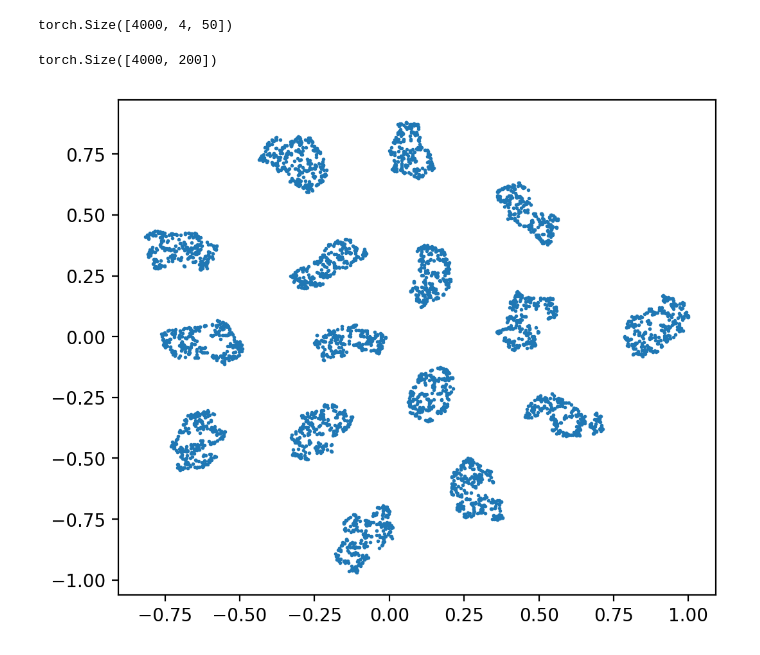
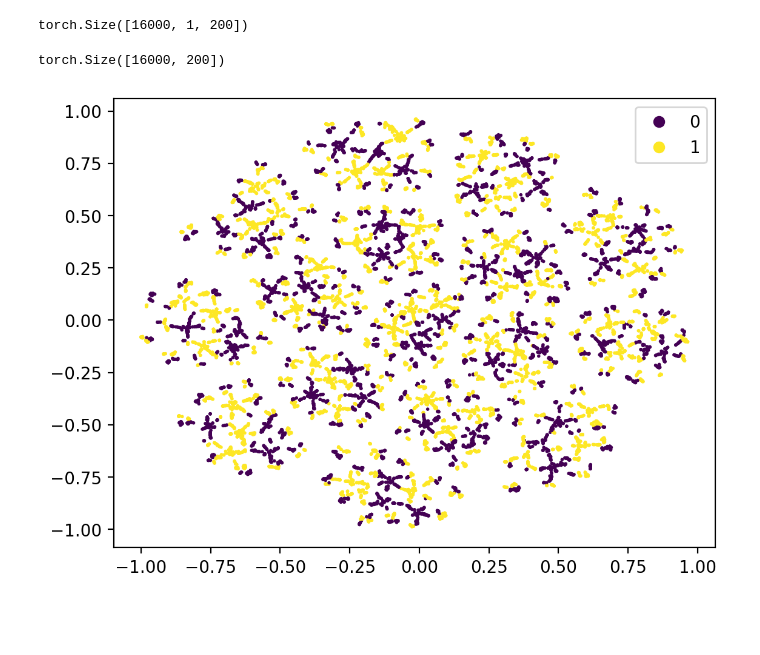
Before and after one commit to agwaBom/towards_moe, a Jupyter notebook: viz_data_tsne.ipynb, the cells around one changed output. Cells and saved outputs as stored; diff of their text form; code cells hidden in the pictures; blank space fills up the shorter version.

```diff
--- a/viz_data_tsne.ipynb
+++ b/viz_data_tsne.ipynb
@@ -2,14 +2,17 @@
 import torch
 import numpy as np
 from sklearn.manifold import TSNE
-# %%
-cluster_all = torch.load('./cluster_all_data.pt')
-print(cluster_all.shape)
-# %% [output]
-torch.Size([4000, 4, 50])
+# %%
+#cluster_all = torch.load('./dataset/cluster_all_data.pt')
+#cluster_all_label = torch.load('./dataset/cluster_all_label.pt')
+cluster_all = torch.load('./dataset/s1_data/train_data.pt')
+cluster_all_label = torch.load('./dataset/s1_data/train_labels.pt')
+print(cluster_all.shape)
+# %% [output]
+torch.Size([16000, 1, 200])
 # %%
 a_cluster_all = torch.flatten(cluster_all, start_dim=1)
 a_cluster_all.shape
 # %% [output]
-torch.Size([4000, 200])
+torch.Size([16000, 200])
 # %%
@@ -20,8 +23,9 @@ X_2d = X_2d/np.max(np.abs(X_2d))
 # %%
 from matplotlib import pyplot as plt
 
-plt.figure(figsize=(6, 5), dpi=200)
-plt.scatter(X_2d[:,0],X_2d[:,1], s=1)
+fig, ax = plt.subplots(dpi=200)
+scatter = ax.scatter(X_2d[:,0],X_2d[:,1], c=cluster_all_label.cpu().numpy(), s=1)
+ax.legend(*scatter.legend_elements(), loc="upper right")
 plt.show()
 # %% [output]
-[figure, old version]
+[figure, new version]
```
Also changed, not shown: parts of 1 cell of this notebook, 8 other files.
